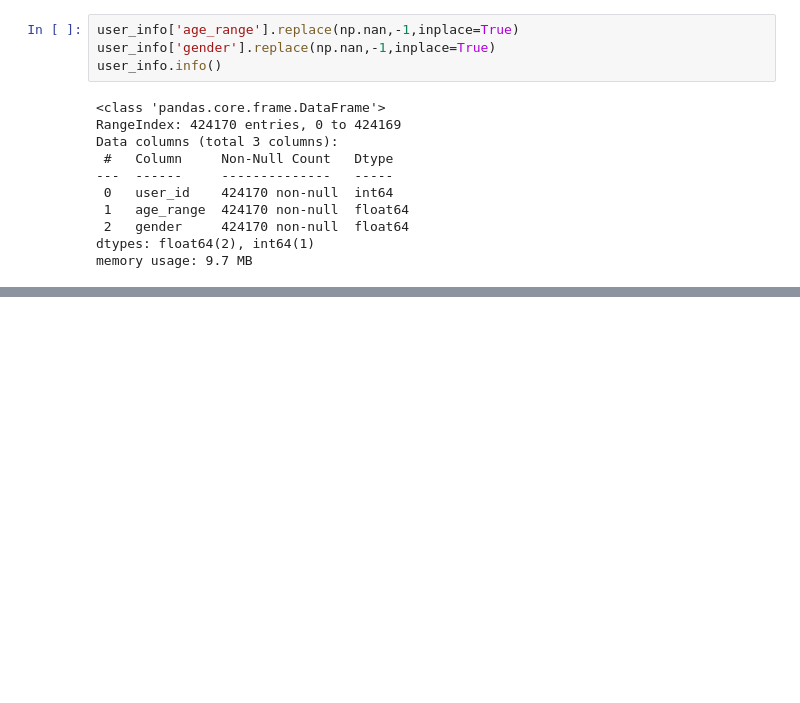
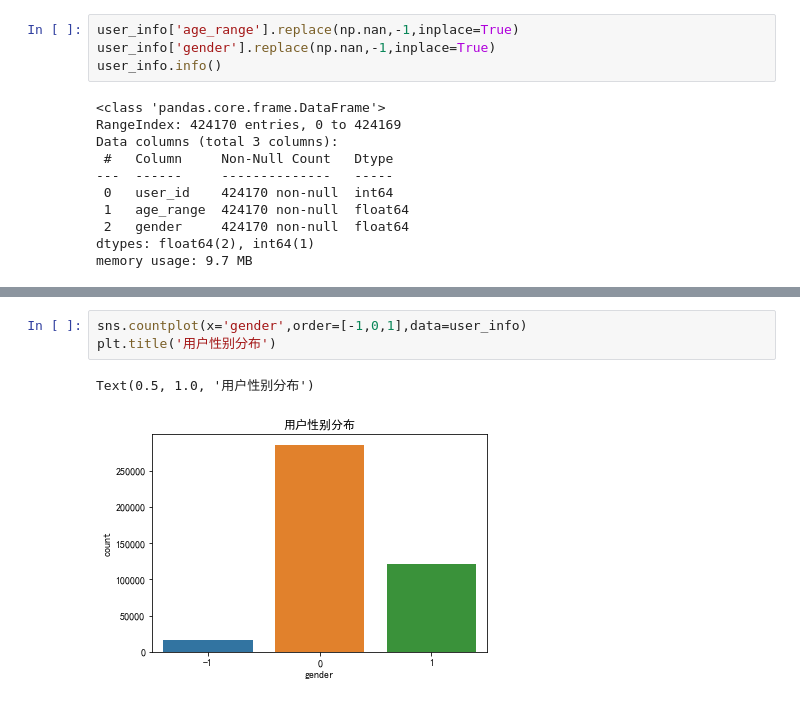
Before and after one commit to Favorite-pineapple/Tmall-repurchase-forecast, a Jupyter notebook: baseline.ipynb, the cells around one changed output, grey strips where cells are left out. Drawn from its saved outputs; the diff is of its cells as text; blank space fills up the shorter version.

```diff
--- a/baseline.ipynb
+++ b/baseline.ipynb
@@ -121,0 +153,6 @@ memory usage: 9.7 MB
+# %%
+sns.countplot(x='gender',order=[-1,0,1],data=user_info)
+plt.title('用户性别分布')
+# %% [output]
+Text(0.5, 1.0, '用户性别分布')
+[figure, added]
```
Also changed, not shown: parts of 85 cells of this notebook.
